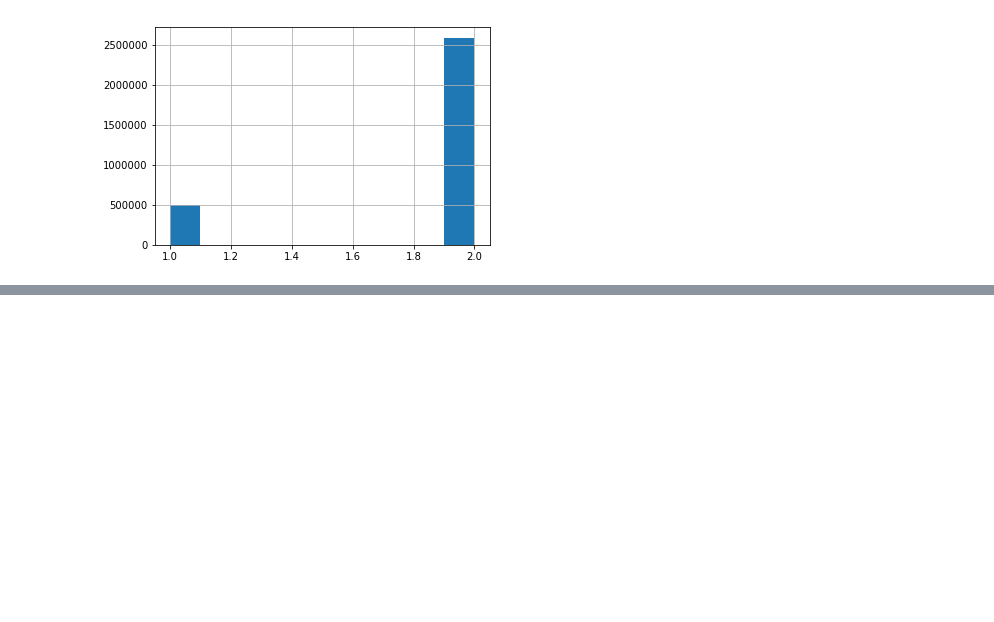
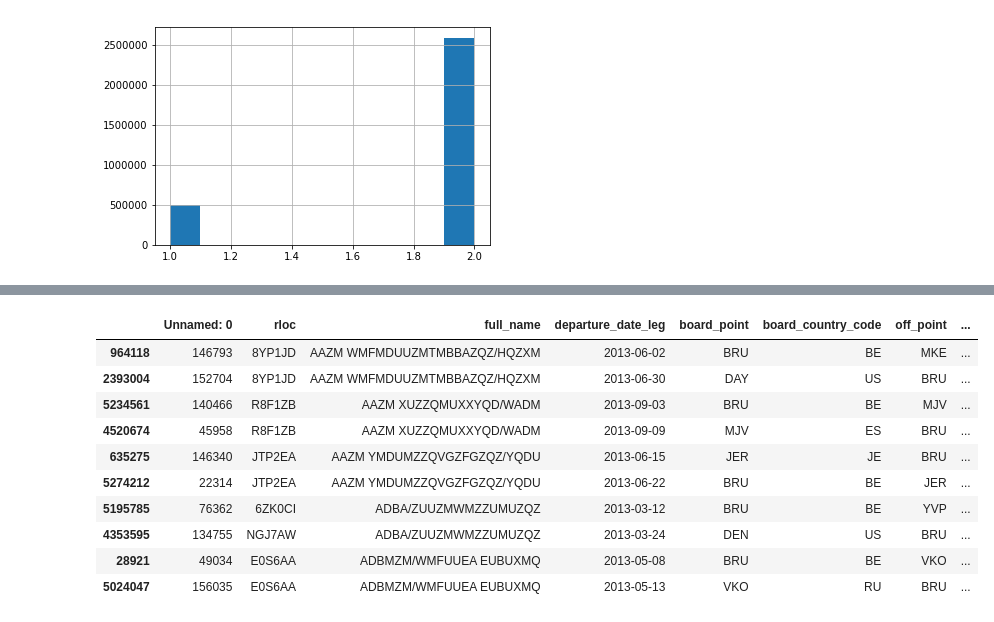
Before and after one commit to evolsidog/MyDestiny, a Jupyter notebook: First exploratory analisis.ipynb, the cells around one changed output, grey strips where cells are left out. Drawn from its saved outputs; the diff is of its cells as text; code cells hidden in the pictures; blank space fills up the shorter version.

```diff
--- a/First exploratory analisis.ipynb
+++ b/First exploratory analisis.ipynb
@@ -468,0 +505,3 @@ hist.hist()
+# %%
+clean_file = "/home/vic/PFM/marketing_pax_clean.csv"
+df_pax = pd.read_csv(clean_file, sep='^', parse_dates=['departure_date_leg'])
@@ -468,0 +531,15 @@ hist.hist()
+# %%
+df_sorting = df_pax.sort_values(['full_name', 'departure_date_leg'], ascending=True)
+df_sorting.head(10)
+# %% [output]
+|  | Unnamed: 0 | rloc | full_name | departure_date_leg | board_point | board_country_code | off_point | ... |
+| 964118 | 146793 | 8YP1JD | AAZM WMFMDUUZMTMBBAZQZ/HQZXM | 2013-06-02 | BRU | BE | MKE | ... |
+| 2393004 | 152704 | 8YP1JD | AAZM WMFMDUUZMTMBBAZQZ/HQZXM | 2013-06-30 | DAY | US | BRU | ... |
+| 5234561 | 140466 | R8F1ZB | AAZM XUZZQMUXXYQD/WADM | 2013-09-03 | BRU | BE | MJV | ... |
+| 4520674 | 45958 | R8F1ZB | AAZM XUZZQMUXXYQD/WADM | 2013-09-09 | MJV | ES | BRU | ... |
+| 635275 | 146340 | JTP2EA | AAZM YMDUMZZQVGZFGZQZ/YQDU | 2013-06-15 | JER | JE | BRU | ... |
+| 5274212 | 22314 | JTP2EA | AAZM YMDUMZZQVGZFGZQZ/YQDU | 2013-06-22 | BRU | BE | JER | ... |
+| 5195785 | 76362 | 6ZK0CI | ADBA/ZUUZMWMZZUMUZQZ | 2013-03-12 | BRU | BE | YVP | ... |
+| 4353595 | 134755 | NGJ7AW | ADBA/ZUUZMWMZZUMUZQZ | 2013-03-24 | DEN | US | BRU | ... |
+| 28921 | 49034 | E0S6AA | ADBMZM/WMFUUEA EUBUXMQ | 2013-05-08 | BRU | BE | VKO | ... |
+| 5024047 | 156035 | E0S6AA | ADBMZM/WMFUUEA EUBUXMQ | 2013-05-13 | VKO | RU | BRU | ... |
```
Also changed, not shown: parts of 15 cells of this notebook.
